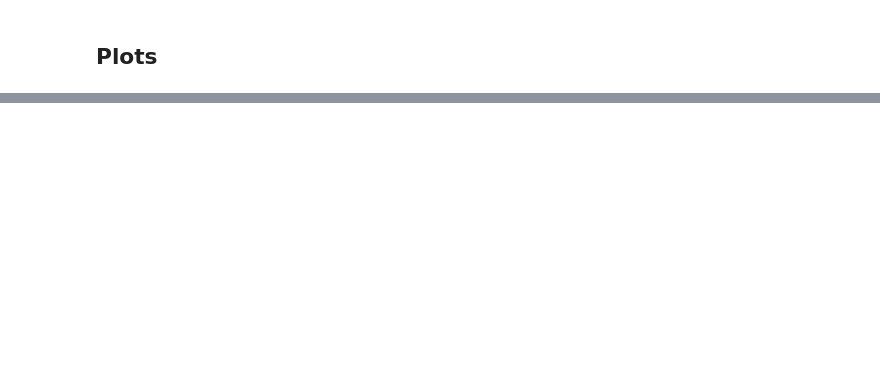
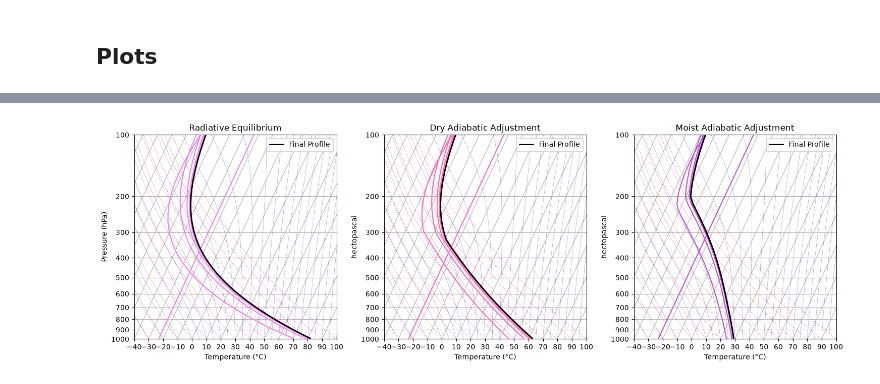
Before and after one commit to ejtrask/metr5003_fa26_trask, a Jupyter notebook: Lab4_rce_model.ipynb, the cells around one changed output, grey strips where cells are left out. Cells and saved outputs as stored; diff of their text form; code cells hidden in the pictures; blank space fills up the shorter version.

```diff
--- a/Lab4_rce_model.ipynb
+++ b/Lab4_rce_model.ipynb
@@ -211,11 +254,12 @@ def convective_adjustment(temperature, grid, convection):
 # %% [markdown]
 ##### Save model state at a given time step
 # %%
-def save_singlelev_step(history, T_surf, T0, OLR, TOA_net):
+def save_singlelev_step(history, T_surf, T0, OLR, TOA_net, maxdT):
     history["T_surf"].append(T_surf)
     history["T0"].append(T0)
     history["OLR"].append(OLR)
     history["TOA_net"].append(TOA_net)
+    history['maxdT'].append(maxdT)
     return history
 
 def save_profiles_step(history, T, F_up_edges, F_down_edges, dTdt_rad, dTdt_conv):
@@ -398,17 +447,0 @@ F_down, F_up = longwave_fluxes_and_heating(grid)
-# %%
-# Radiative solver
-F_down, F_up = longwave_fluxes_and_heating(grid)
-T = grid['T_init'].copy()
-dTdt_rad = np.zeros_like(T)
-dt = 1000
-# Radiative heating rate (K/s) from net flux
-F_net = F_up - F_down
-for k in range(Nz-1):
-    dp = grid['dp'][k]
-    dF_net_dp = (F_net[k-1] - F_net[k]) / (2.0 * dp)
-    dTdt_rad[k] = g / cp * dF_net_dp
-# Apply heating rate to temperature profile
-T = T + dTdt_rad * dt
-
-# Update surface temperature
-T_surf = T[0]
@@ -473,0 +450,61 @@ According to the paper, criteria for
+# %%
+fig = plt.figure(figsize=(15, 5))
+p = (grid['p_mid'] * units.Pa).to('hPa')
+
+#plotting radiative equilibrium
+skew1 = SkewT(fig, rotation=25, subplot=(1, 3, 1), aspect='auto')
+for idx, T_data in enumerate(history_save['radiative']['T']):
+    T = T_data * units.degC
+    skew1.plot(p, T, color='violet')
+
+radiative_final = history_save['radiative']['T'][-1] * units.degC
+skew1.plot(p, radiative_final, 'black', label='Final Profile', linewidth=2)
+
+skew1.ax.set_ylim(1000, 100)
+skew1.ax.set_xlim(-40, 100)
+skew1.ax.set_title('Radiative Equilibrium')
+skew1.ax.set_ylabel(f'Pressure ({p.units:~P})')
+skew1.ax.set_xlabel(f'Temperature ({radiative_final.units:~P})')
+skew1.ax.legend(loc='upper right')
+
+skew1.plot_dry_adiabats(linewidth=0.5, alpha=0.5)
+skew1.plot_moist_adiabats(linewidth=0.5, alpha=0.5)
+
+#plotting dry adiabatic adjustment
+skew2 = SkewT(fig, rotation=25, subplot=(1, 3, 2), aspect='auto')
+for idx, T_data in enumerate(history_save['dry']['T']):
+    T = T_data * units.degC
+    skew2.plot(p, T, color='hotpink')
+
+dry_final = history_save['dry']['T'][-1] * units.degC
+skew2.plot(p, dry_final, 'black', label='Final Profile', linewidth=2)
+
+skew2.ax.set_ylim(1000, 100)
+skew2.ax.set_xlim(-40, 100)
+skew2.ax.set_title('Dry Adiabatic Adjustment')
+skew2.ax.set_xlabel(f'Temperature ({dry_final.units:~P})')
+skew2.ax.legend(loc='upper right')
+skew2.plot_dry_adiabats(linewidth=0.5, alpha=0.5)
+skew2.plot_moist_adiabats(linewidth=0.5, alpha=0.5)
+
+#plotting moist adiabatic adjustment
+skew3 = SkewT(fig, rotation=25, subplot=(1, 3, 3), aspect='auto')
+for idx, T_data in enumerate(history_save['moist']['T']):
+    T = T_data * units.degC
+    skew3.plot(p, T, color='mediumorchid')
+
+moist_final = history_save['moist']['T'][-1] * units.degC
+skew3.plot(p, moist_final, 'black', label='Final Profile', linewidth=2)
+
+skew3.ax.set_ylim(1000, 100)
+skew3.ax.set_xlim(-40, 100)
+skew3.ax.set_title('Moist Adiabatic Adjustment')
+skew3.ax.set_xlabel(f'Temperature ({moist_final.units:~P})')
+skew3.ax.legend(loc='upper right')
+skew3.plot_dry_adiabats(linewidth=0.5, alpha=0.5)
+skew3.plot_moist_adiabats(linewidth=0.5, alpha=0.5)
+
+plt.tight_layout()
+plt.show();
+# %% [output]
+[figure, added]
```
Also changed, not shown: parts of 31 cells of this notebook.
